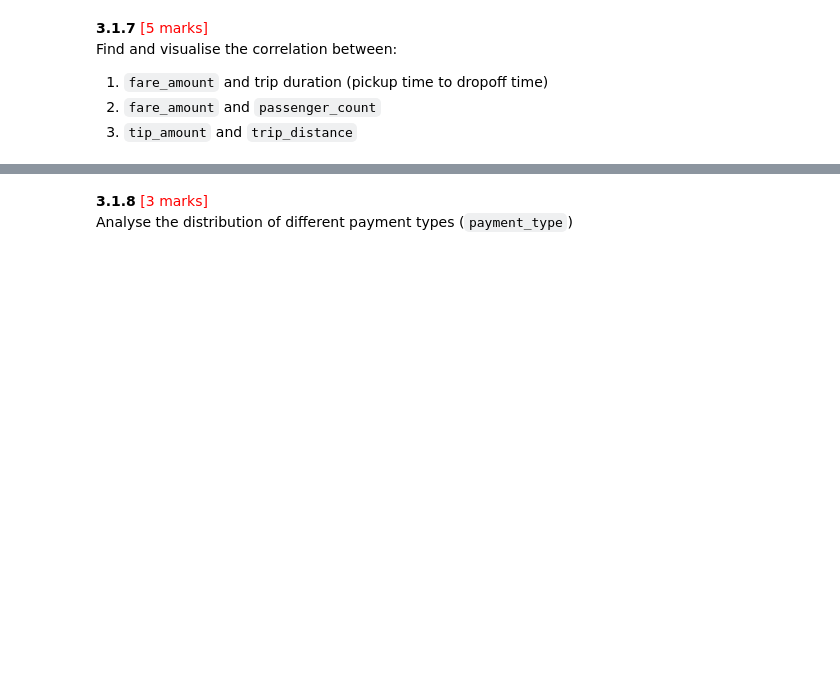
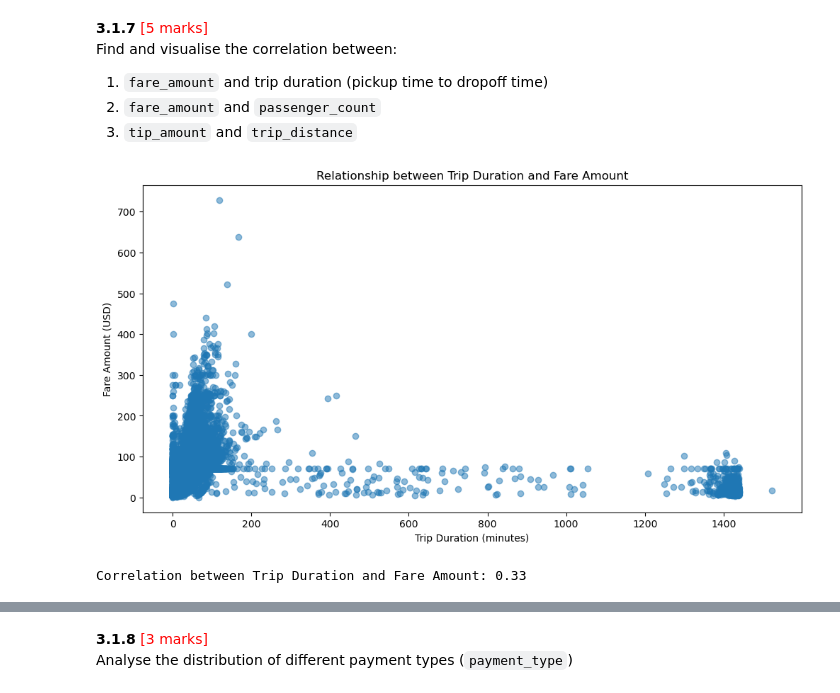
Before and after one commit to rajiv2607/EDA-NYC-Taxi, a Jupyter notebook: Datasets and Dictionary/EDA_Assg_NYC_Taxi_Starter.ipynb, the cells around one changed output, grey strips where cells are left out. Saved outputs shown, nothing was run; the diff lists cells and outputs as text; code cells hidden in the pictures; blank space fills up the shorter version.

Commit message:
worked on corr

```diff
--- a/Datasets and Dictionary/EDA_Assg_NYC_Taxi_Starter.ipynb
+++ b/Datasets and Dictionary/EDA_Assg_NYC_Taxi_Starter.ipynb
@@ -818,0 +875,23 @@ Find and visualise the correlation between:
+# %%
+# Show relationship between fare and trip duration
+
+# Calculate trip duration in minutes
+non_zero_df['trip_duaration_derived'] = (non_zero_df['tpep_dropoff_datetime'] - non_zero_df['tpep_pickup_datetime']).dt.total_seconds() / 60
+
+# Remove rows with negative trip duration
+non_zero_df = non_zero_df[non_zero_df['trip_duaration_derived'] >= 0]
+
+non_zero_df['trip_duaration_derived'].value_counts(dropna=False).sort_index()
+plt.figure(figsize=(12, 6))
+plt.scatter(non_zero_df['trip_duaration_derived'], non_zero_df['fare_amount'], alpha=0.5)
+plt.xlabel('Trip Duration (minutes)')
+plt.ylabel('Fare Amount (USD)')
+plt.title('Relationship between Trip Duration and Fare Amount')
+plt.show()
+
+# Calculate the correlation value between trip_duration and fare_amount
+correlation_value_duration_fare = non_zero_df['trip_duaration_derived'].corr(non_zero_df['fare_amount'])
+print(f'Correlation between Trip Duration and Fare Amount: {correlation_value_duration_fare:.2f}')
+# %% [output]
+[figure, added]
+Correlation between Trip Duration and Fare Amount: 0.33
```
Also changed, not shown: parts of 76 cells of this notebook.
